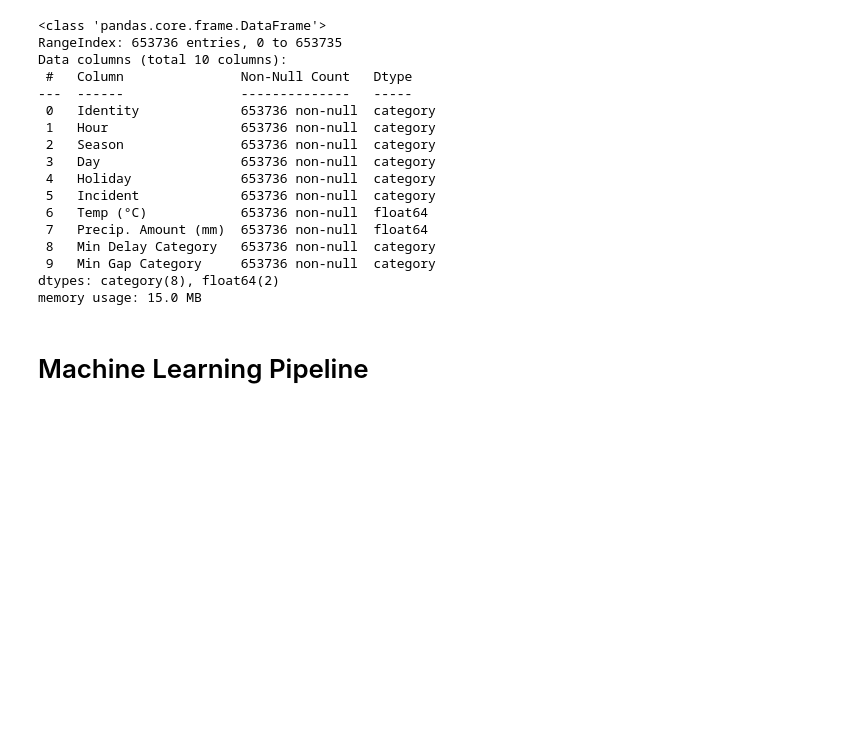
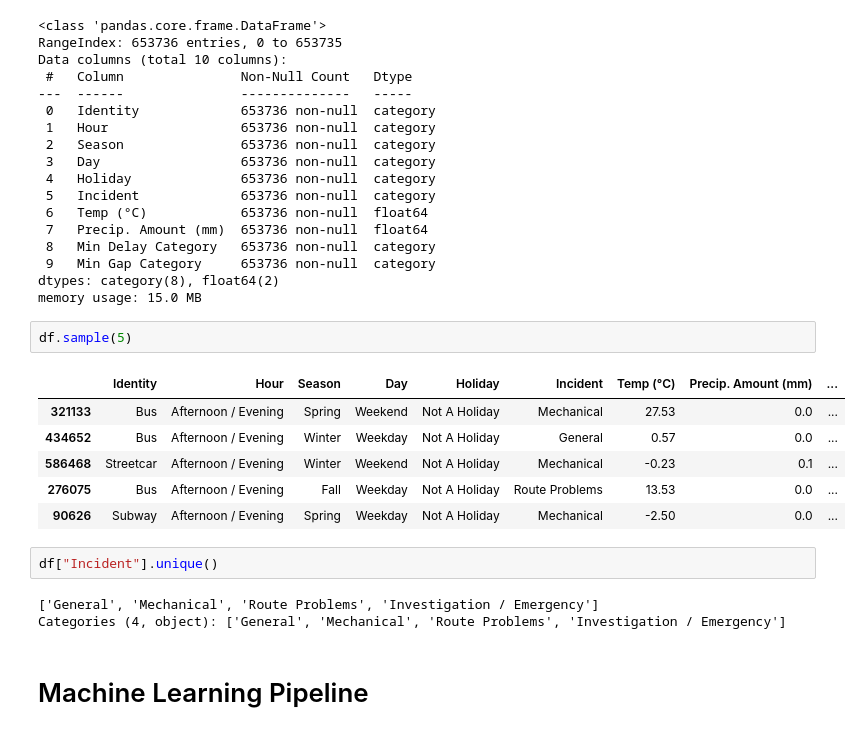
Before and after one commit to cebulada/Data_Science_ML-Group_2, a Jupyter notebook: 06-Preliminary_ML.ipynb, the cells around one changed output. Drawn from its saved outputs; the diff is of its cells as text; blank space fills up the shorter version.

```diff
--- a/06-Preliminary_ML.ipynb
+++ b/06-Preliminary_ML.ipynb
@@ -276,6 +276,20 @@ Data columns (total 10 columns):
  9   Min Gap Category     653736 non-null  category
 dtypes: category(8), float64(2)
 memory usage: 15.0 MB
+# %%
+df.sample(5)
+# %% [output]
+|  | Identity | Hour | Season | Day | Holiday | Incident | Temp (°C) | Precip. Amount (mm) | ... |
+| 321133 | Bus | Afternoon / Evening | Spring | Weekend | Not A Holiday | Mechanical | 27.53 | 0.0 | ... |
+| 434652 | Bus | Afternoon / Evening | Winter | Weekday | Not A Holiday | General | 0.57 | 0.0 | ... |
+| 586468 | Streetcar | Afternoon / Evening | Winter | Weekend | Not A Holiday | Mechanical | -0.23 | 0.1 | ... |
+| 276075 | Bus | Afternoon / Evening | Fall | Weekday | Not A Holiday | Route Problems | 13.53 | 0.0 | ... |
+| 90626 | Subway | Afternoon / Evening | Spring | Weekday | Not A Holiday | Mechanical | -2.50 | 0.0 | ... |
+# %%
+df["Incident"].unique()
+# %% [output]
+['General', 'Mechanical', 'Route Problems', 'Investigation / Emergency']
+Categories (4, object): ['General', 'Mechanical', 'Route Problems', 'Investigation / Emergency']
 # %% [markdown]
 # Machine Learning Pipeline
 # %% [markdown]
```
Also changed, not shown: 5 other files.
